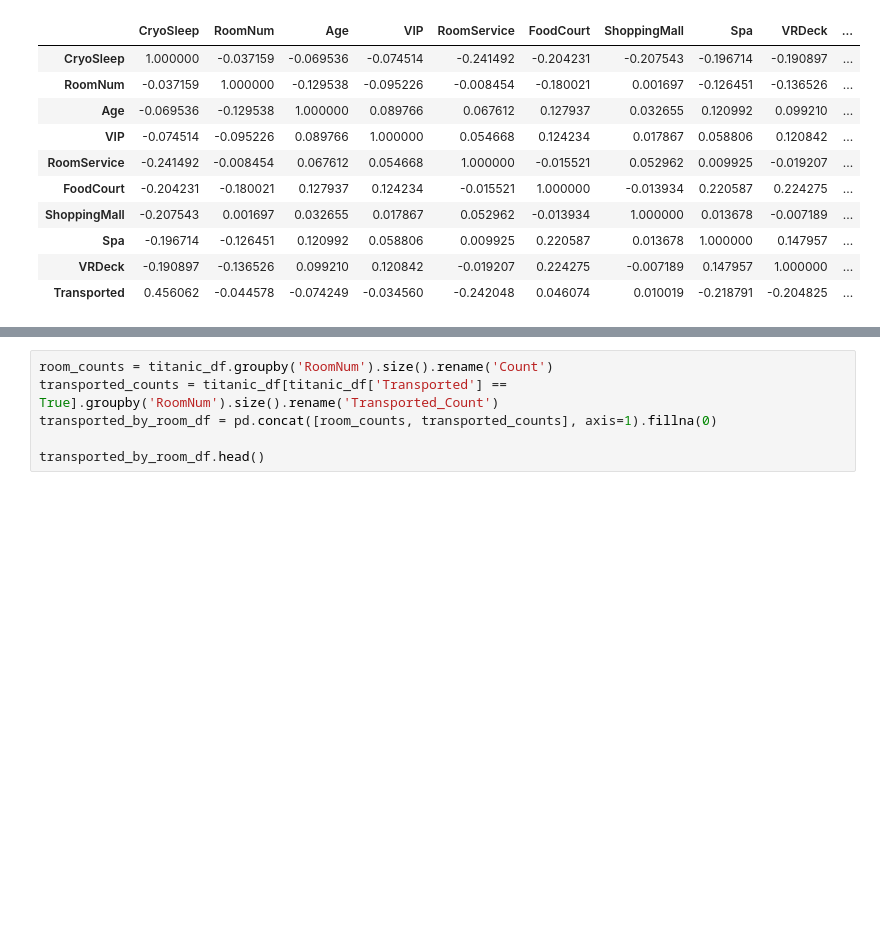
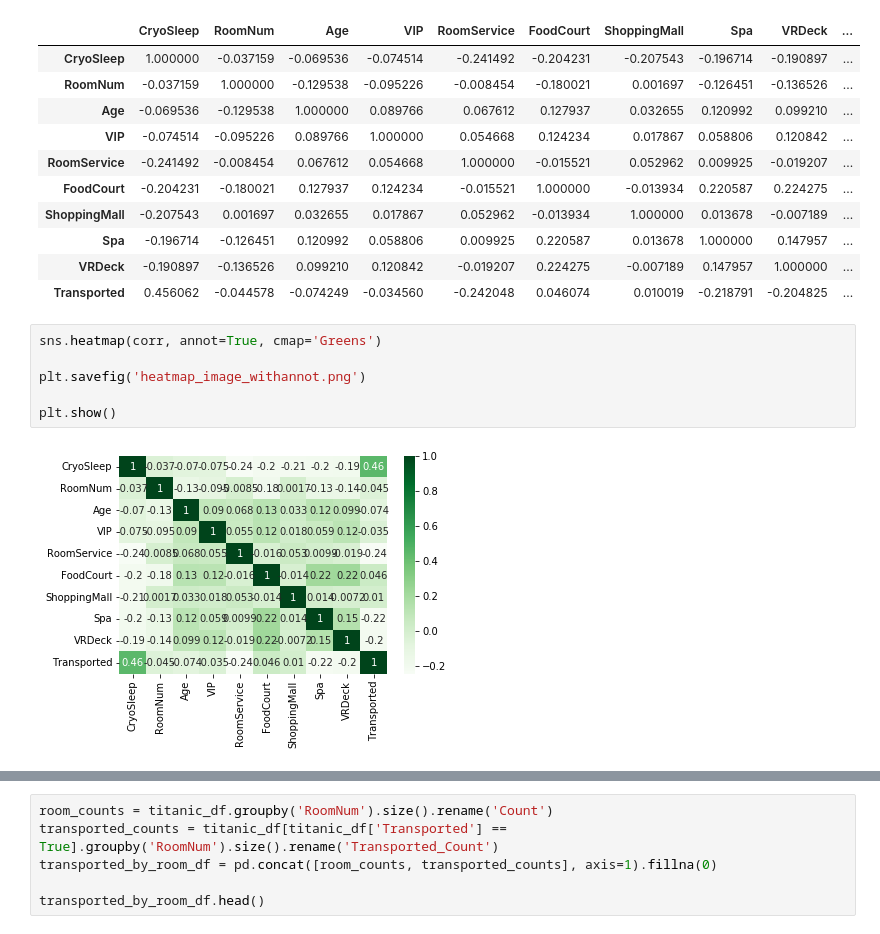
Before and after one commit to ginaleonardi/spaceship-titanic, a Jupyter notebook: dev_code_Gina.ipynb, the cells around one changed output, grey strips where cells are left out. Saved outputs shown, nothing was run; the diff lists cells and outputs as text; blank space fills up the shorter version.

```diff
--- a/dev_code_Gina.ipynb
+++ b/dev_code_Gina.ipynb
@@ -192,4 +192,12 @@ corr
 | Spa | -0.196714 | -0.126451 | 0.120992 | 0.058806 | 0.009925 | 0.220587 | 0.013678 | 1.000000 | 0.147957 | ... |
 | VRDeck | -0.190897 | -0.136526 | 0.099210 | 0.120842 | -0.019207 | 0.224275 | -0.007189 | 0.147957 | 1.000000 | ... |
 | Transported | 0.456062 | -0.044578 | -0.074249 | -0.034560 | -0.242048 | 0.046074 | 0.010019 | -0.218791 | -0.204825 | ... |
+# %%
+sns.heatmap(corr, annot=True, cmap='Greens')
+
+plt.savefig('heatmap_image_withannot.png')
+
+plt.show()
+# %% [output]
+[figure, added]
 # %%
```
Also changed, not shown: parts of 2 cells of this notebook, 3 other files.
